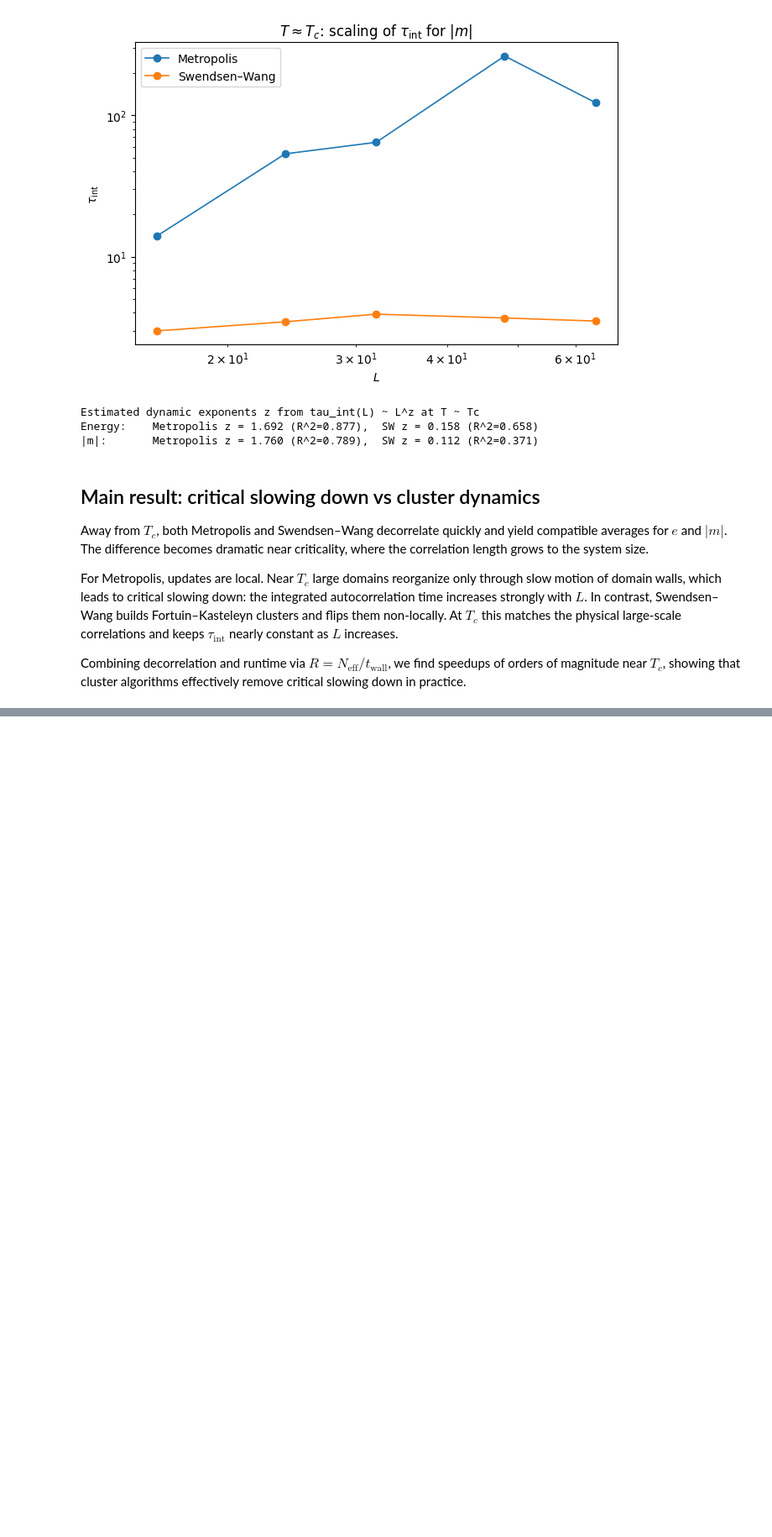
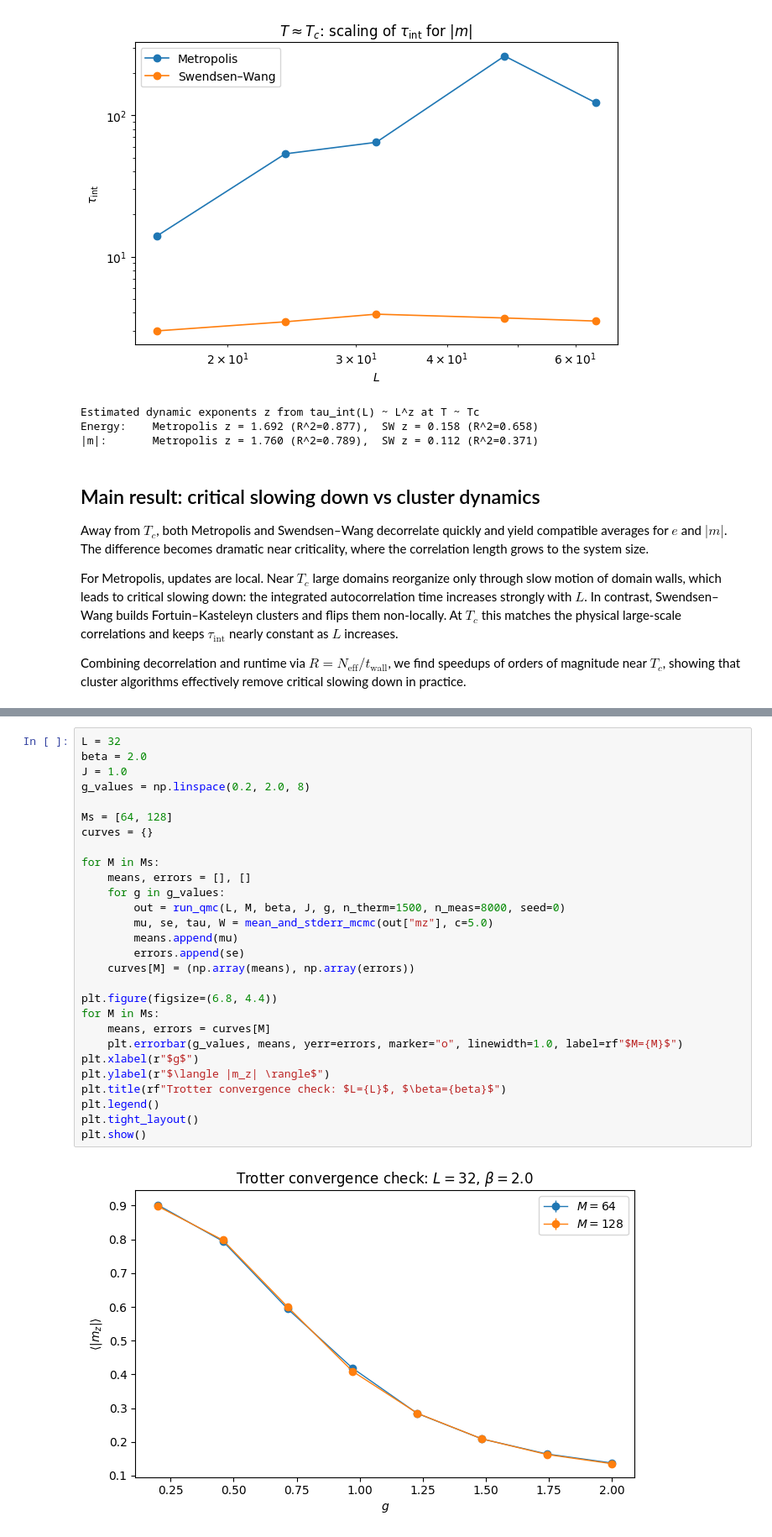
Before and after one commit to TimurHolikov/monte-carlo-methods, a Jupyter notebook: Final project/ising.ipynb, the cells around one changed output, grey strips where cells are left out. Shown at 84% size. Drawn from its saved outputs; the diff is of its cells as text; blank space fills up the shorter version.

```diff
--- a/Final project/ising.ipynb
+++ b/Final project/ising.ipynb
@@ -1933,0 +2066,30 @@ KeyboardInterrupt:
+# %%
+L = 32
+beta = 2.0
+J = 1.0
+g_values = np.linspace(0.2, 2.0, 8)
+
+Ms = [64, 128]
+curves = {}
+
+for M in Ms:
+    means, errors = [], []
+    for g in g_values:
+        out = run_qmc(L, M, beta, J, g, n_therm=1500, n_meas=8000, seed=0)
+        mu, se, tau, W = mean_and_stderr_mcmc(out["mz"], c=5.0)
+        means.append(mu)
+        errors.append(se)
+    curves[M] = (np.array(means), np.array(errors))
+
+plt.figure(figsize=(6.8, 4.4))
+for M in Ms:
+    means, errors = curves[M]
+    plt.errorbar(g_values, means, yerr=errors, marker="o", linewidth=1.0, label=rf"$M={M}$")
+plt.xlabel(r"$g$")
+plt.ylabel(r"$\langle |m_z| \rangle$")
+plt.title(rf"Trotter convergence check: $L={L}$, $\beta={beta}$")
+plt.legend()
+plt.tight_layout()
+plt.show()
+# %% [output]
+[figure, added]
```
Also changed, not shown: parts of 17 cells of this notebook.
